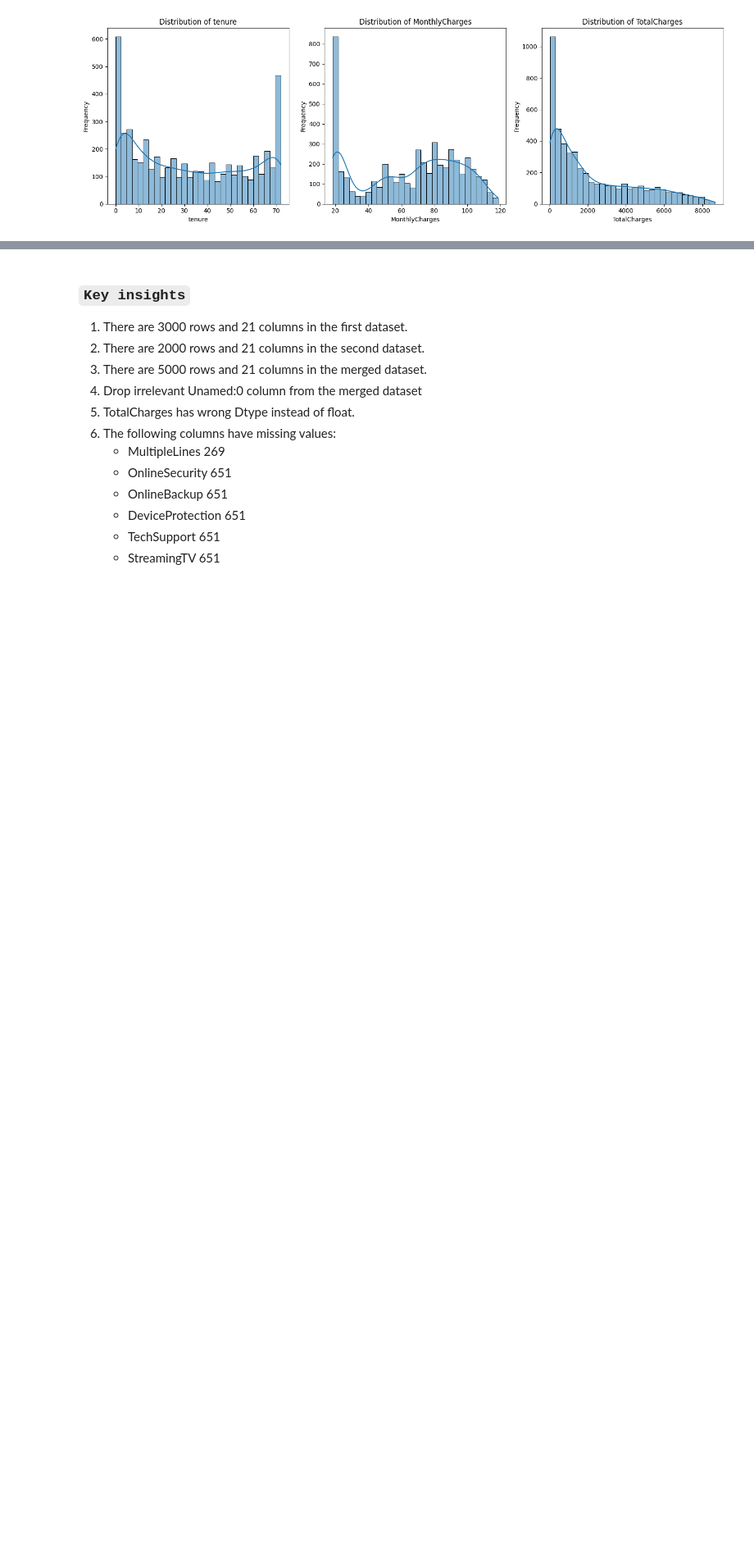
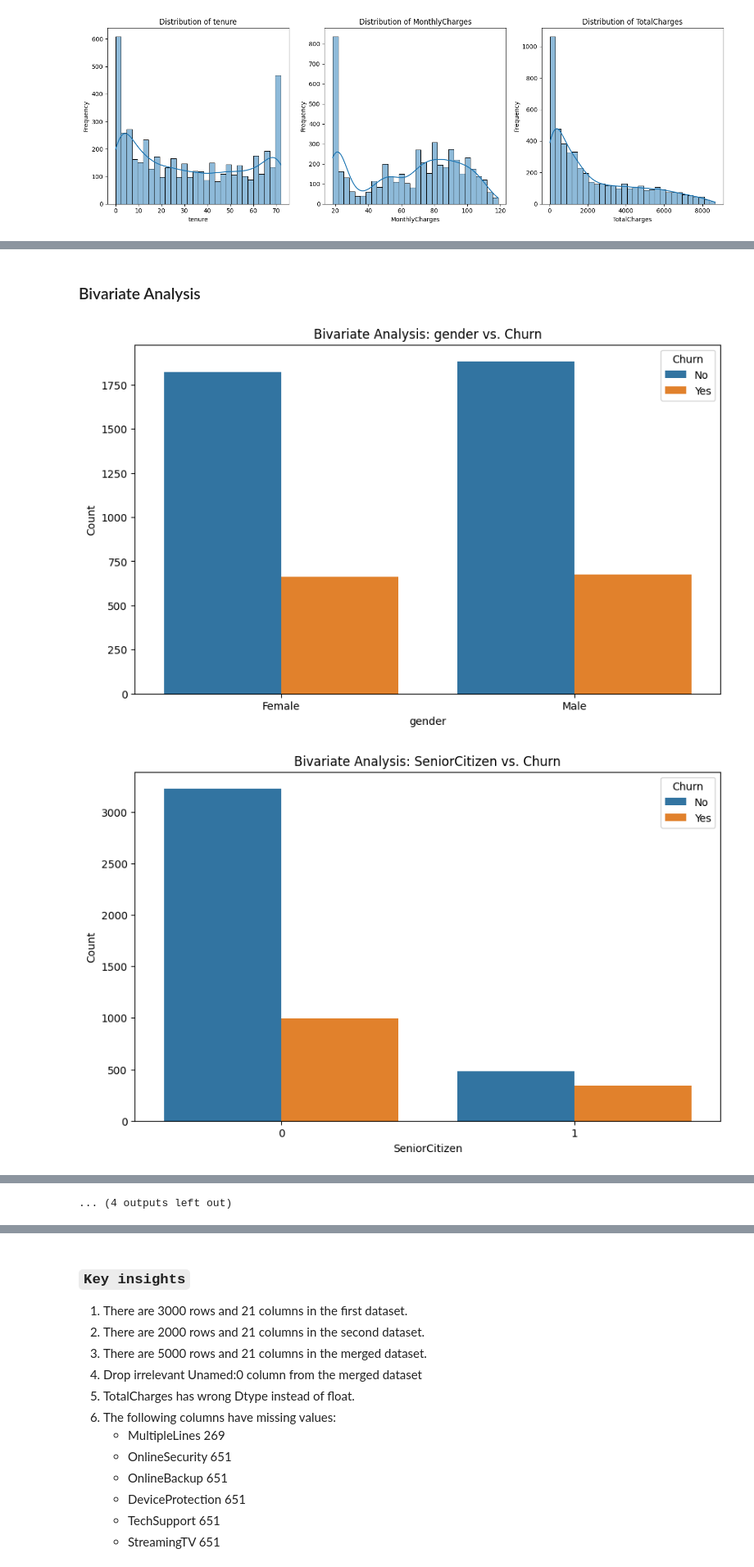
Before and after one commit to JusticeHanson/customr-churn-prediction, a Jupyter notebook: main.ipynb, the cells around one changed output, grey strips where cells are left out. Shown at 82% size. Cells and saved outputs as stored; diff of their text form; code cells hidden in the pictures; blank space fills up the shorter version.

```diff
--- a/main.ipynb
+++ b/main.ipynb
@@ -310,0 +321,16 @@ plt.show()
+# %% [markdown]
+### Bivariate Analysis
+# %%
+# Bivariate Analysis
+for column in categorical_columns:
+    if column != 'Churn':
+        plt.figure(figsize=(10, 6))
+        sns.countplot(x=column, hue='Churn', data=merged)
+        plt.title(f'Bivariate Analysis: {column} vs. Churn')
+        plt.xlabel(column)
+        plt.ylabel('Count')
+        plt.legend(title='Churn', labels=['No', 'Yes'])
+        plt.show()
+# %% [output]
+[figure, added]
+[figure, added]
@@ -310,0 +347 @@ plt.show()
+... (4 outputs left out)
```
Also changed, not shown: parts of 9 cells of this notebook.
